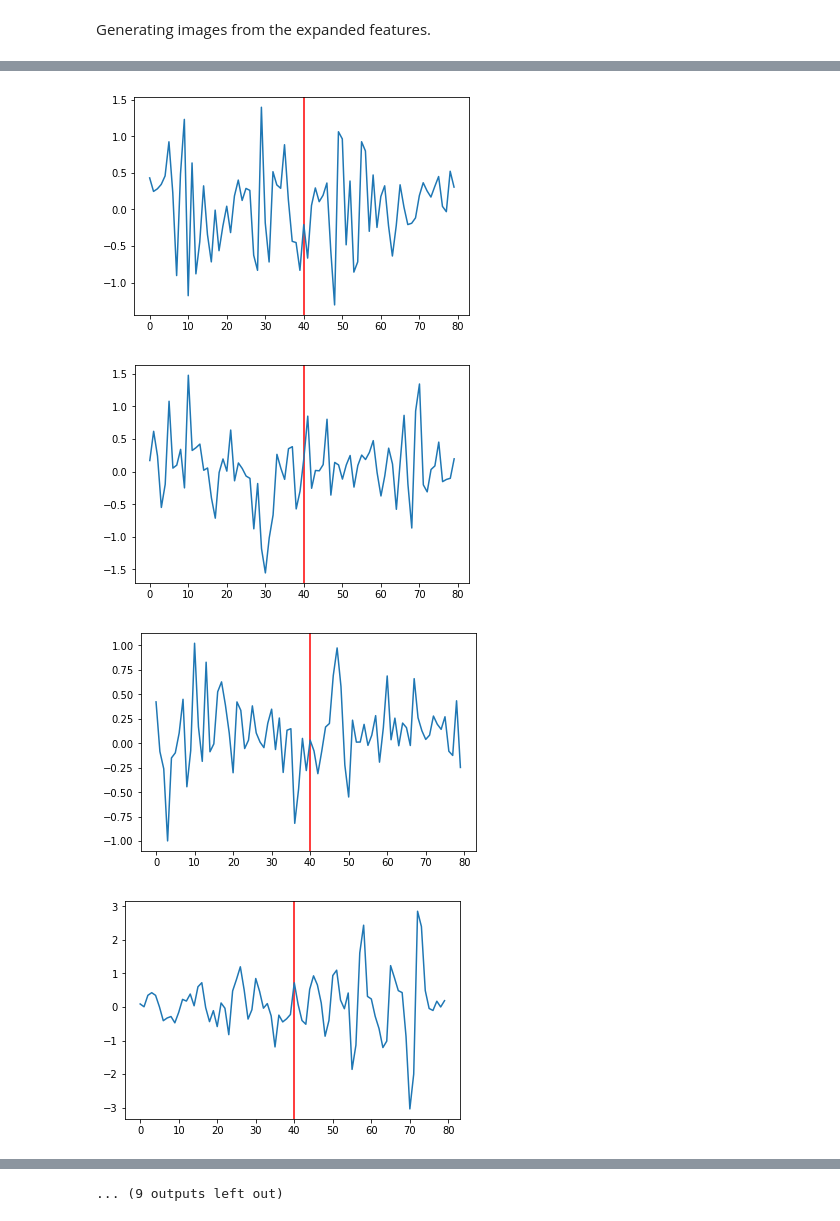
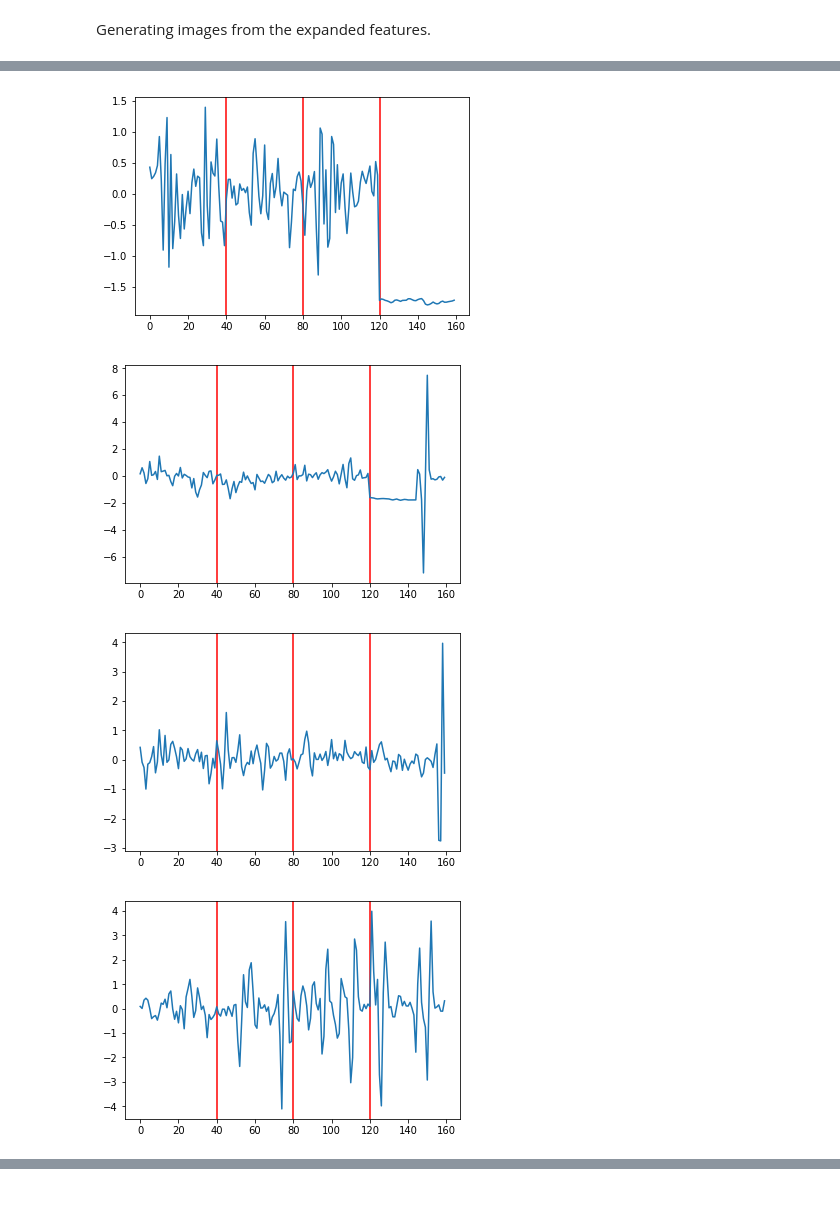
Before and after one commit to stone-mele/AstroGravLensing, a Jupyter notebook: Code/Notebooks/[Manga]ExpandedFeatureCreation.ipynb, the cells around one changed output, grey strips where cells are left out. Saved outputs shown, nothing was run; the diff lists cells and outputs as text; code cells hidden in the pictures.

```diff
--- a/Code/Notebooks/[Manga]ExpandedFeatureCreation.ipynb
+++ b/Code/Notebooks/[Manga]ExpandedFeatureCreation.ipynb
@@ -111,11 +138,15 @@ Main method for generating the expanded feature array.
 # %%
 OIIA = manga.iloc[0,14:27].OIIA
 OIIB = manga.iloc[0,14:27].OIIB
+OIIIB = manga.iloc[0,14:27].OIIIB
 OIIIA = manga.iloc[0,14:27].OIIIA
+HIA = manga.iloc[0,14:27].HIA
+NIIA = manga.iloc[0,14:27].NIIA
+NIIB = manga.iloc[0,14:27].NIIB
 
 wave = get_fits_from_id(list(manga.itertuples())[0].id)[2].data
 
-emsn_lines = [(OIIA+OIIB)/2, OIIIA]
+emsn_lines = [(OIIA+OIIB)/2, OIIIB, OIIIA, HIA]
 
 max_wave_val = 10353.805444147549
 min_wave_val = 3621.5959848601933
@@ -195,5 +231,5 @@ manga_ids = manga_ids[manga_ids.id.str.contains('multiline')]
 # %%
-file = h5py.File('../../Data/manga_multiline_expanded.hdf5', mode='w')
+file = h5py.File('../../Data/manga_multiline_expanded_OII_OIIIA_B_HIA.hdf5', mode='w')
 
 # del file['res_flux_values']
 # del file['res_flux_values_expanded']
@@ -202,10 +238,9 @@ file = h5py.File('../../Data/manga_multiline_expanded.hdf5', mode='w')
 
 label_mapper = lambda x: 0 if x == 'bad' else 1
 file.create_dataset('res_flux_values', shape=(len(manga_ids), 4563))
-file.create_dataset('res_flux_values_expanded', shape=(len(manga_ids), 21, 80))
+file.create_dataset('res_flux_values_expanded', shape=(len(manga_ids), 12, 160))
 file.create_dataset('flux_labels', shape=(len(manga_ids), 1))
 file.create_dataset('flux_ids', shape=(len(manga_ids), 1), dtype='S33')
-manga_ids.id = manga_ids.id.astype('S')
 
 for ix, row in enumerate(manga_ids.itertuples()):
     spec = get_fits_from_id(row.id.decode())
@@ -220,9 +255,11 @@ file.close()
 # %% [markdown]
 Generating images from the expanded features.
 # %%
-file = h5py.File('../../Data/manga_multiline_expanded.hdf5', mode='r')
-for ix in range(21):
+file = h5py.File('../../Data/manga_multiline_expanded_OII_OIIIA_B_HIA.hdf5', mode='r')
+for ix in range(12):
     plt.axvline(40, c='red')
+    plt.axvline(80, c='red')
+    plt.axvline(120, c='red')
     plt.plot(range(len(file['res_flux_values_expanded'][0][ix])), file['res_flux_values_expanded'][0][ix])
     plt.show()
 file.close()
@@ -236,4 +273,4 @@ file.close()
-[figure, old version]
+[figure, new version]
-[figure, old version]
+[figure, new version]
-[figure, old version]
+[figure, new version]
-[figure, old version]
+[figure, new version]
@@ -242,4 +279,3 @@ file.close()
-... (9 outputs left out)
 # %%
 for ix in range(ef.shape[0]):
     plt.axvline(40, c='red')
```
Also changed, not shown: parts of 8 cells of this notebook, 1 other file.
